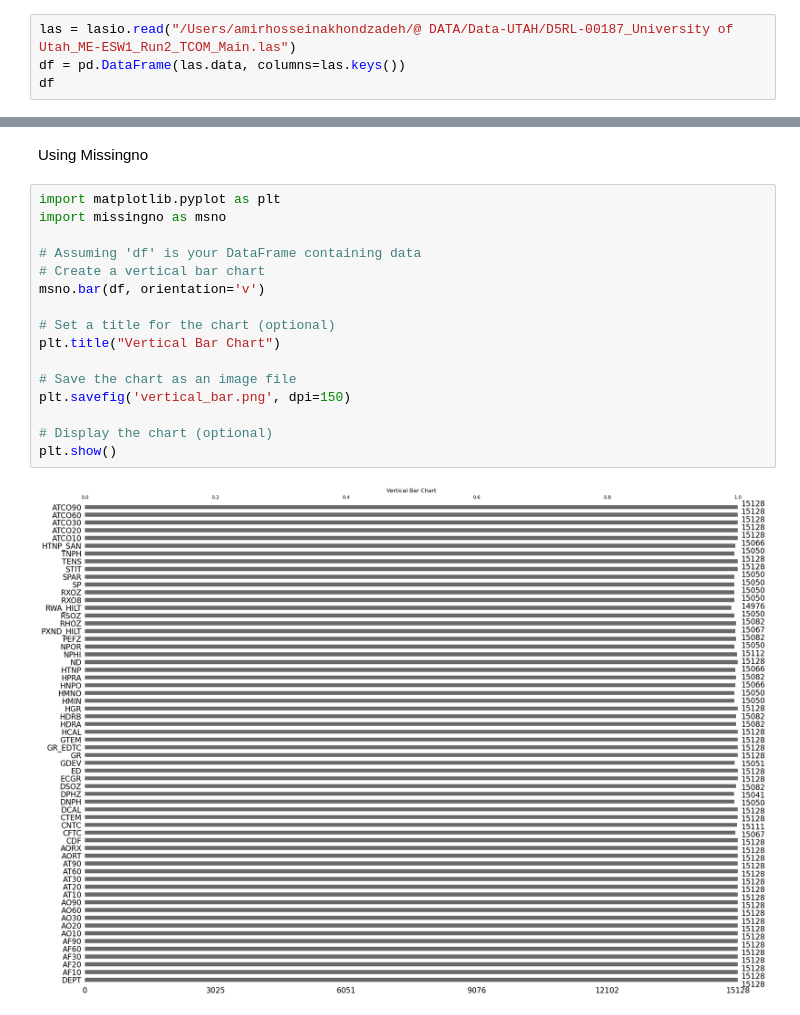
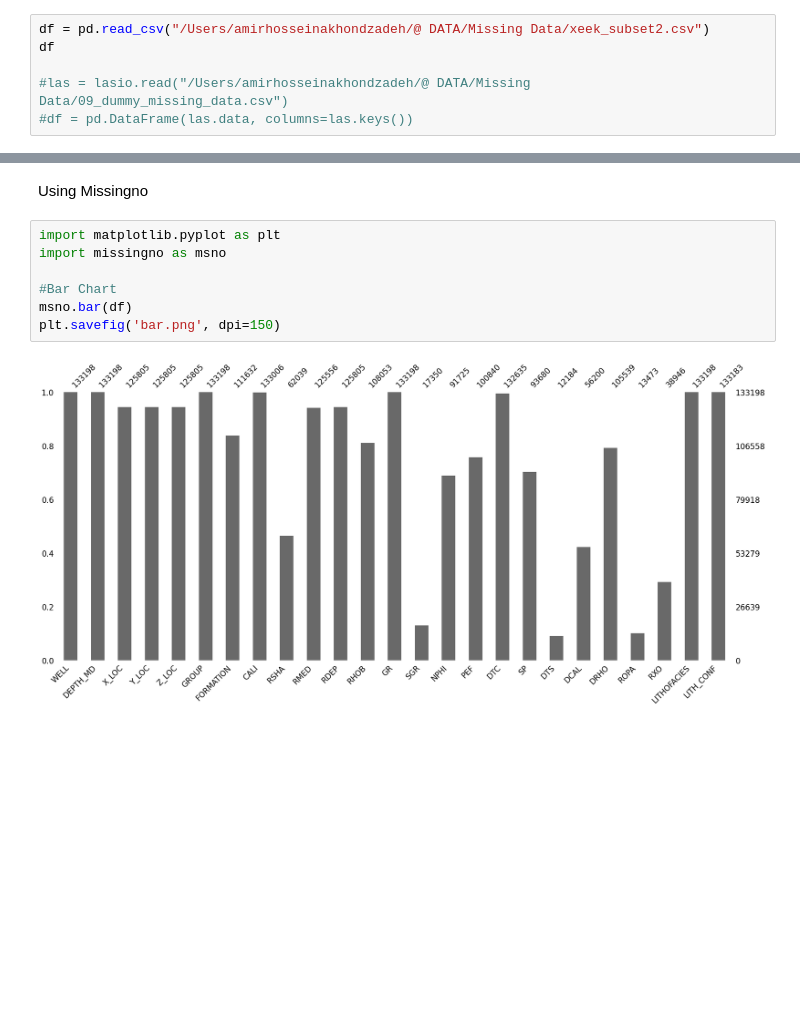
Before and after one commit to Amirhosseinakhondzadeh/Well-log-Analysis-Reservoir-Properties, a Jupyter notebook: Petrobras Well-log Analysis/Important Codes to Apply on Project/Identify Missing Data.ipynb, the cells around one changed output, grey strips where cells are left out. Saved outputs shown, nothing was run; the diff lists cells and outputs as text; blank space fills up the shorter version.

```diff
--- a/Petrobras Well-log Analysis/Important Codes to Apply on Project/Identify Missing Data.ipynb
+++ b/Petrobras Well-log Analysis/Important Codes to Apply on Project/Identify Missing Data.ipynb
@@ -29,7 +12,9 @@ import lasio
 # %% [markdown]
 Loading wells using Project
 # %%
-las = lasio.read("/Users/amirhosseinakhondzadeh/@ DATA/Data-UTAH/D5RL-00187_University of Utah_ME-ESW1_Run2_TCOM_Main.las")
-df = pd.DataFrame(las.data, columns=las.keys())
+df = pd.read_csv("/Users/amirhosseinakhondzadeh/@ DATA/Missing Data/xeek_subset2.csv")
 df
+
+#las = lasio.read("/Users/amirhosseinakhondzadeh/@ DATA/Missing Data/09_dummy_missing_data.csv")
+#df = pd.DataFrame(las.data, columns=las.keys())
 # %% [output]
@@ -103,21 +93,12 @@ Using Missingno
 # %%
 import matplotlib.pyplot as plt
 import missingno as msno
 
-# Assuming 'df' is your DataFrame containing data
-# Create a vertical bar chart
-msno.bar(df, orientation='v')
-
-# Set a title for the chart (optional)
-plt.title("Vertical Bar Chart")
-
-# Save the chart as an image file
-plt.savefig('vertical_bar.png', dpi=150)
-
-# Display the chart (optional)
-plt.show()
+#Bar Chart
+msno.bar(df)
+plt.savefig('bar.png', dpi=150)
 # %% [output]
-[figure, old version]
+[figure, new version]
 # %%
 #Matrix Chart
 msno.matrix(df)
```
Also changed, not shown: parts of 28 cells of this notebook, 2 other files.
